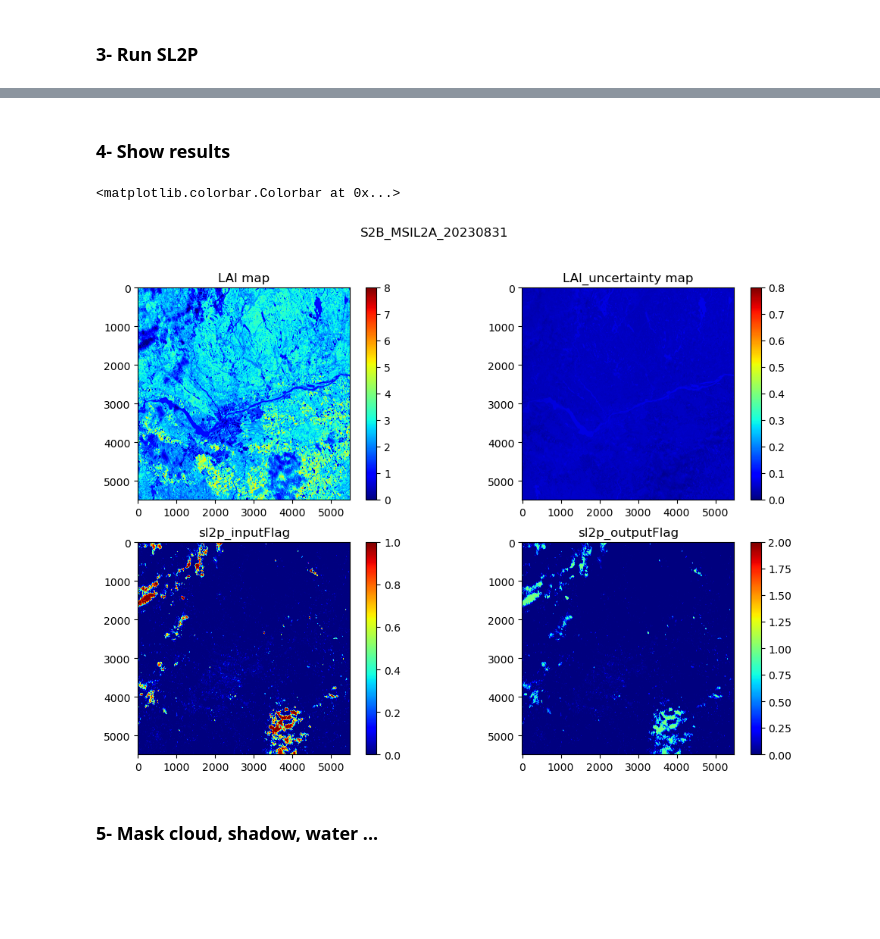
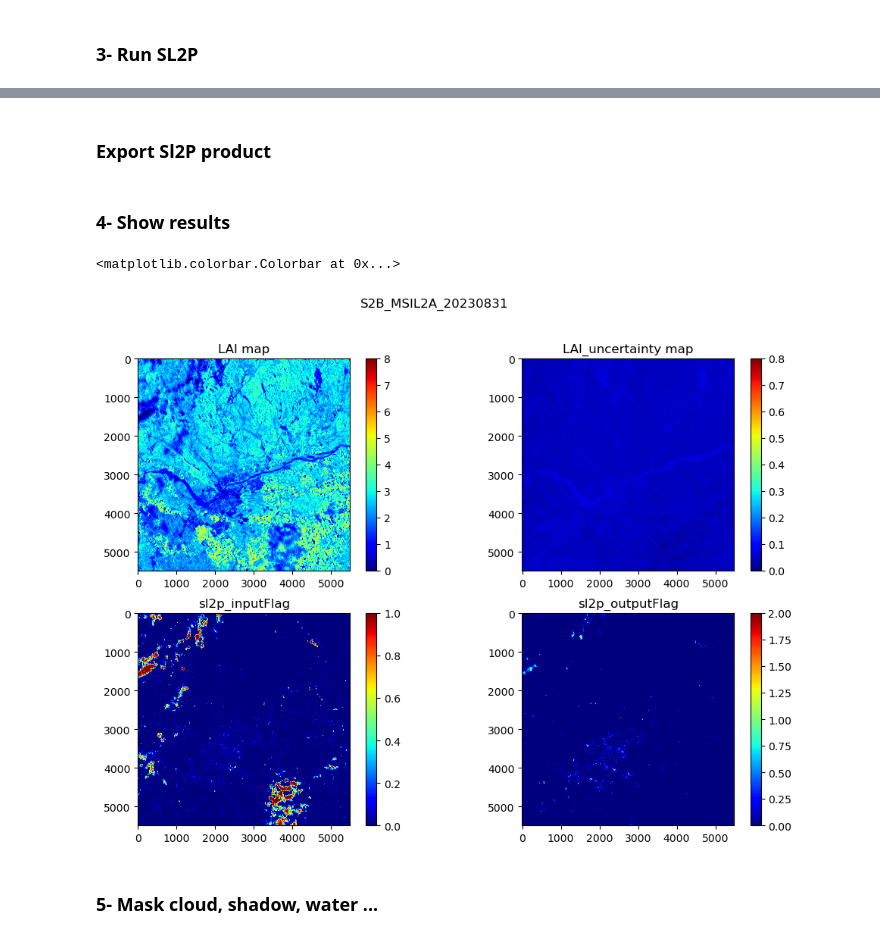
Before and after one commit to djamainajib/SL2P-PYTHON, a Jupyter notebook: run_SL2P.ipynb, the cells around one changed output, grey strips where cells are left out. Cells and saved outputs as stored; diff of their text form; code cells hidden in the pictures; blank space fills up the shorter version.

```diff
--- a/run_SL2P.ipynb
+++ b/run_SL2P.ipynb
@@ -7,7 +8,7 @@ import os,numpy
 # %% [markdown]
 ### Initiation
 # %%
-variableName='LAId'
+variableName='LAI'
 imageCollectionName="S2_SR"
 fn = './testdata/S2B_MSIL2A_20230831T155829_N0509_R097_T18TVR_20230831T203613.SAFE'
 # %%
@@ -49,2 +48,4 @@ SL2P end: 2024-01-26 19:13:02.774915
 Generating sl2p output product flag
 Done
+# %% [markdown]
+### Export Sl2P product
@@ -53,27 +63,27 @@ Done
 # %%
 maxvar=dictionariesSL2P.make_outputParams()[variableName]['outputMax']
 
 fig, ((ax1,ax2),(ax3,ax4)) = plt.subplots(2, 2,figsize=(12,8))
 fig.suptitle(os.path.split(fn)[-1][:19])
 
 im1 = ax1.imshow(varmap[variableName],vmin=0,vmax=maxvar,cmap='jet')
 ax1.set_title(variableName+' map')
 fig.colorbar(im1, ax=ax1, orientation='vertical')
 
 im2 = ax2.imshow(varmap[variableName+'_uncertainty'],vmin=0,vmax=maxvar/10,cmap='jet')
 ax2.set_title(variableName+'_uncertainty'+' map')
 fig.colorbar(im2, ax=ax2, orientation='vertical')
 
 im3 = ax3.imshow(varmap['sl2p_inputFlag'],vmin=0,vmax=1,cmap='jet')
 ax3.set_title('sl2p_inputFlag')
 fig.colorbar(im3, ax=ax3, orientation='vertical')
 
-im4 = ax4.imshow(varmap['sl2p_inputFlag'],vmin=0,vmax=2,cmap='jet')
+im4 = ax4.imshow(varmap['sl2p_outputFlag'],vmin=0,vmax=2,cmap='jet')
 ax4.set_title('sl2p_outputFlag')
 fig.colorbar(im4, ax=ax4, orientation='vertical')
 # %% [output]
 <matplotlib.colorbar.Colorbar at 0x...>
-[figure, old version]
+[figure, new version]
 # %% [markdown]
 ### 5- Mask cloud, shadow, water ...
 # %%
```
Also changed, not shown: parts of 4 cells of this notebook.
